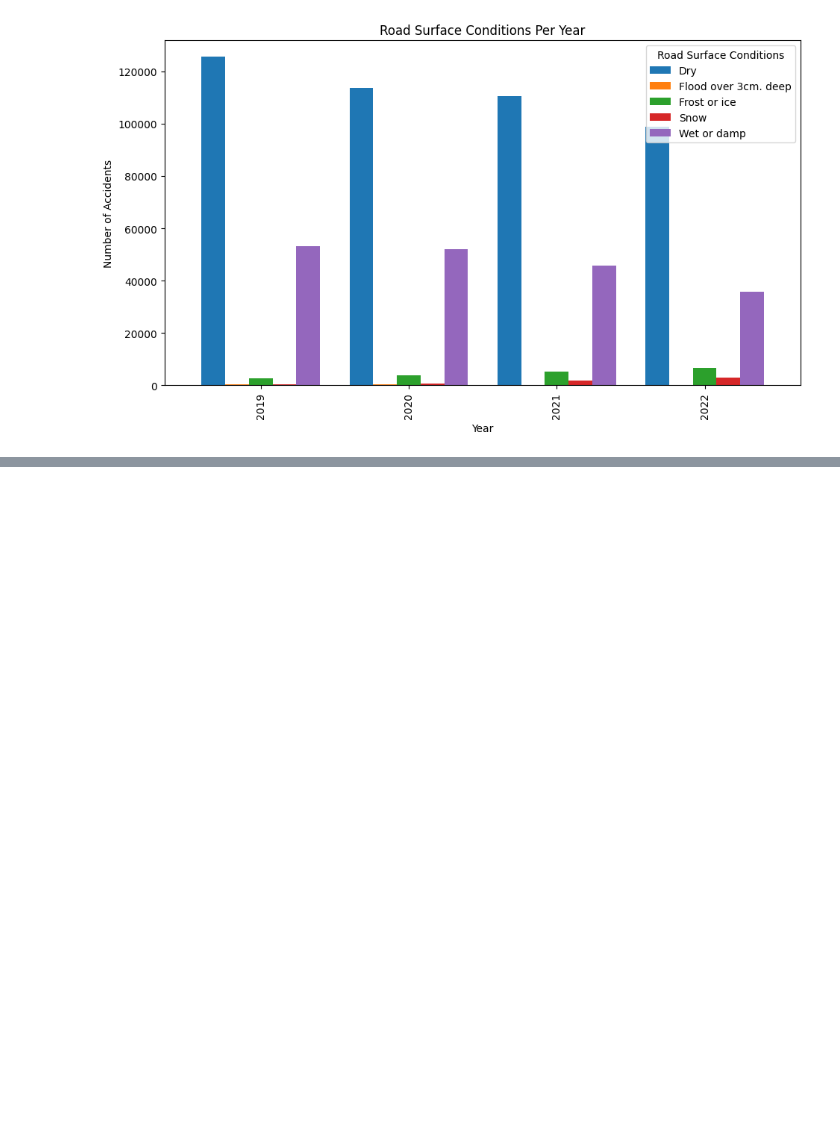
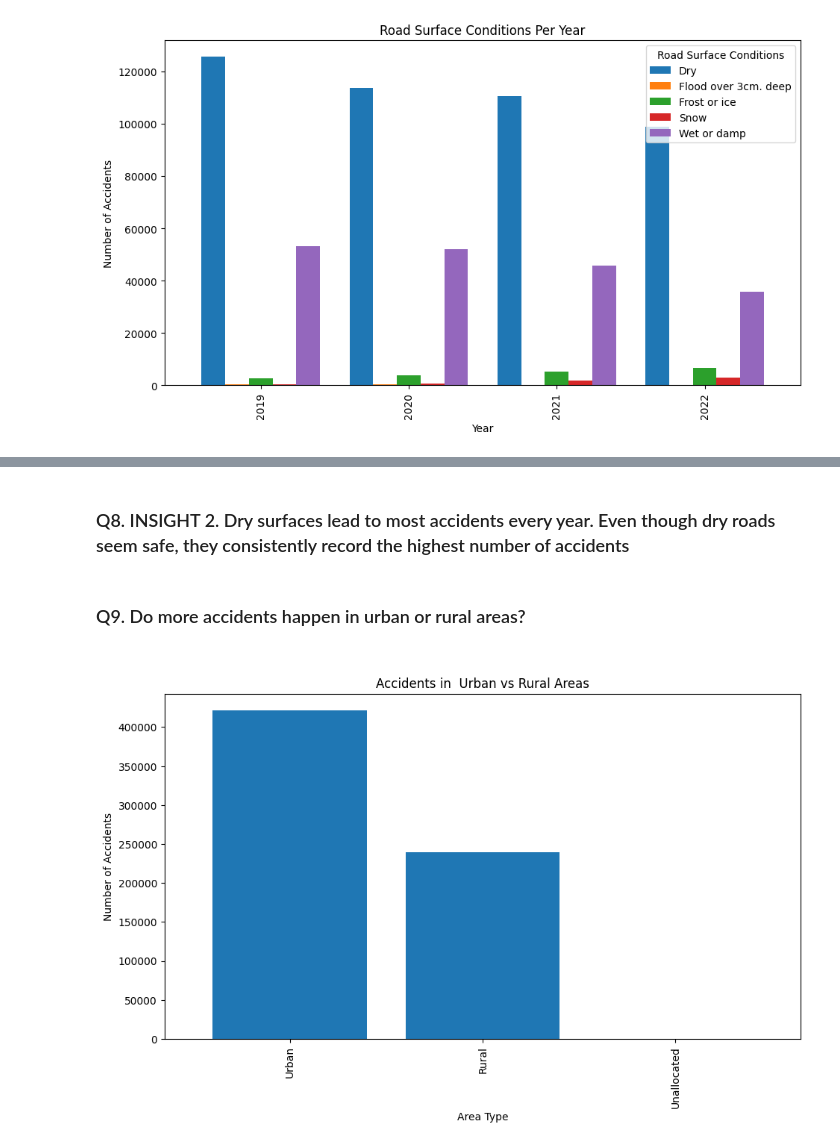
Before and after one commit to CheloMacatangay/ACT2, a Jupyter notebook: Activity2.ipynb, the cells around one changed output, grey strips where cells are left out. Saved outputs shown, nothing was run; the diff lists cells and outputs as text; code cells hidden in the pictures; blank space fills up the shorter version.

```diff
--- a/Activity2.ipynb
+++ b/Activity2.ipynb
@@ -293,0 +351,21 @@ plt.show()
+# %% [markdown]
+<h3>Q8. INSIGHT 2.
+Dry surfaces lead to most accidents every year.  Even though dry roads seem safe, they consistently record the highest number of accidents
+</h3>
+# %% [markdown]
+<h3>Q9. Do more accidents happen in urban or rural areas?<h3>
+# %%
+import matplotlib.pyplot as plt
+Area_counts = accident ['Urban_or_Rural_Area'].value_counts()
+
+Area_counts .plot(
+    kind ='bar',
+    figsize =(11,6),
+    width=0.8
+)
+plt.title('Accidents in  Urban vs Rural Areas')
+plt.xlabel('Area Type')
+plt.ylabel('Number of Accidents')
+plt.show()
+# %% [output]
+[figure, added]
```
Also changed, not shown: parts of 25 cells of this notebook.
